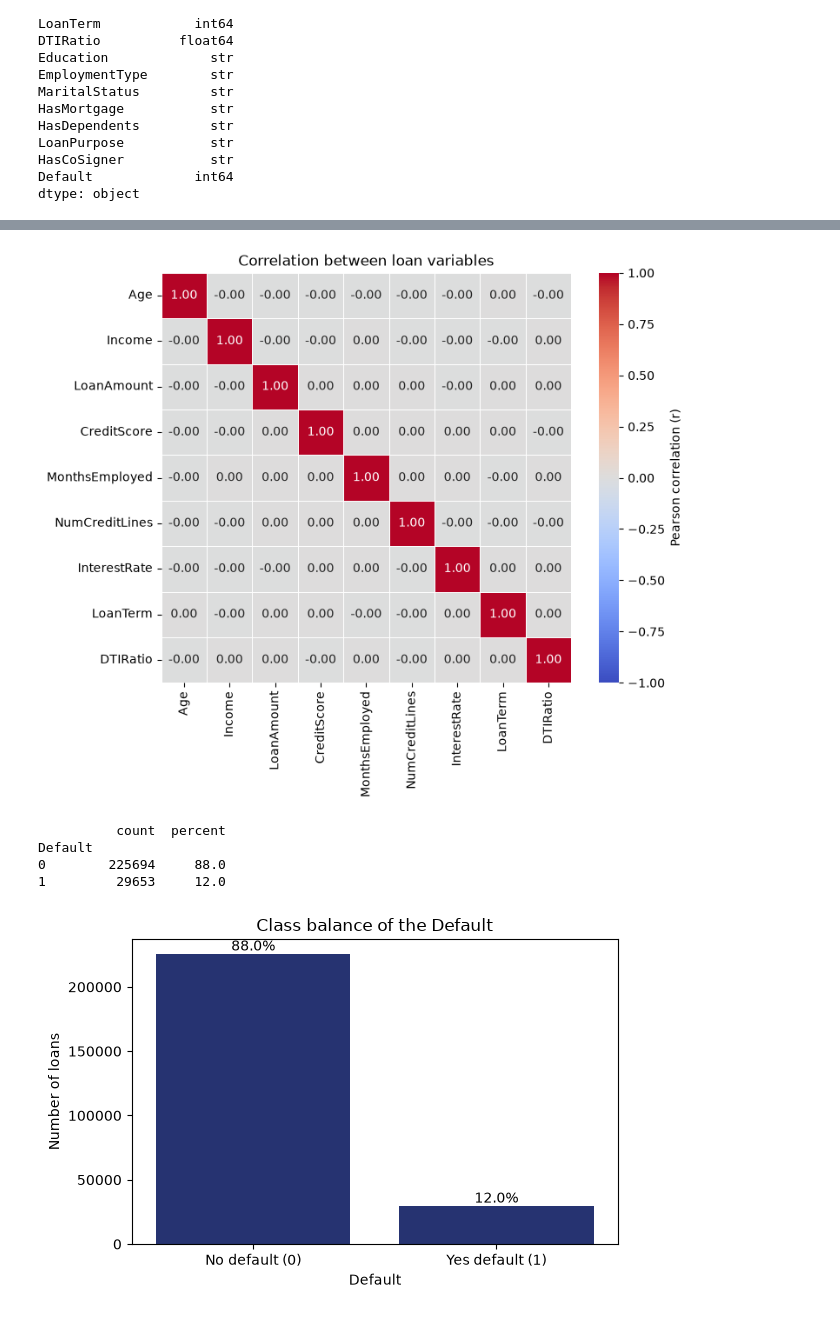
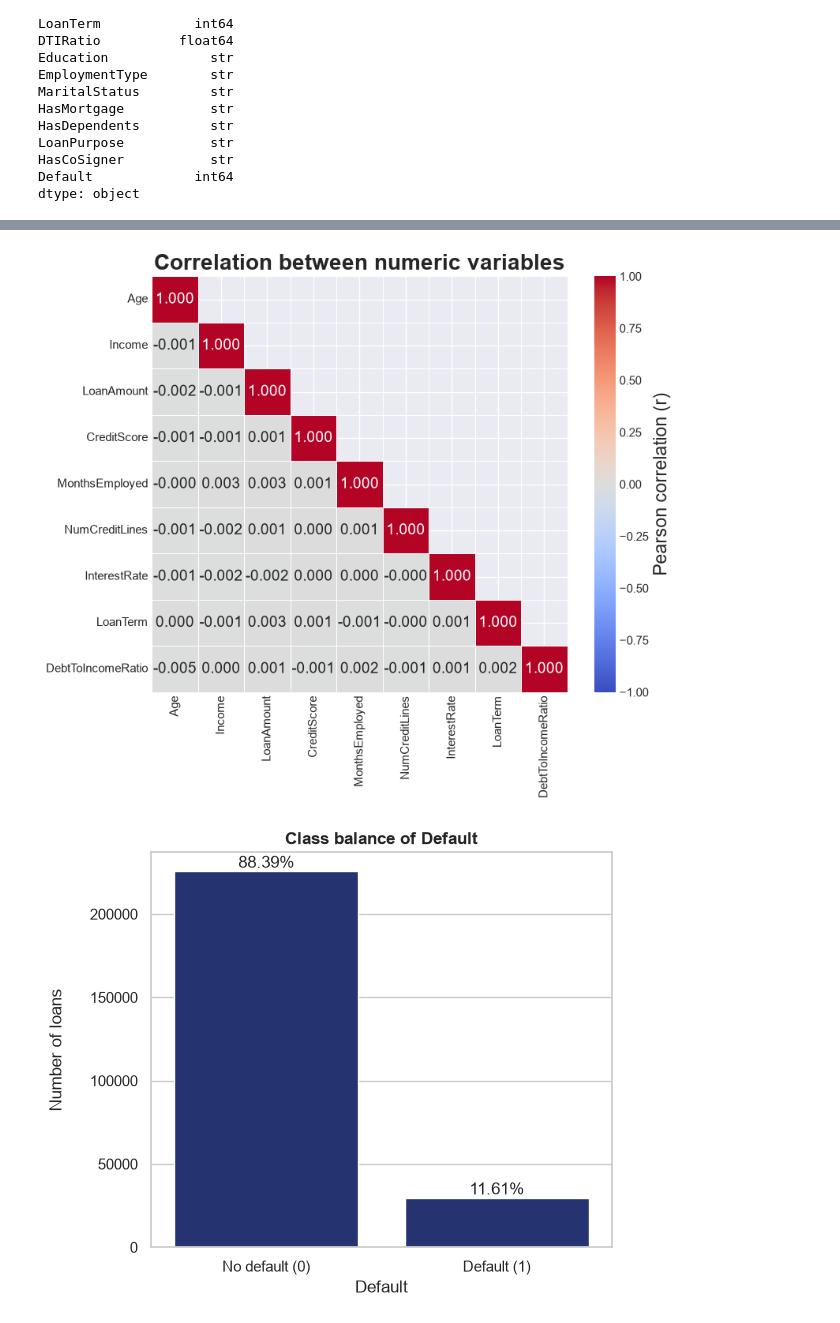
Before and after one commit to sayuri005/DS6021_Final_Project, a Jupyter notebook: Corrine/first_exploration.ipynb, the cells around one changed output, grey strips where cells are left out. Saved outputs shown, nothing was run; the diff lists cells and outputs as text; code cells hidden in the pictures.

Commit message:
using cleaned df + trying to make prettier visuals

```diff
--- a/Corrine/first_exploration.ipynb
+++ b/Corrine/first_exploration.ipynb
@@ -69,0 +74,3 @@ dtype: object
+# %%
+clean_loan_df = pd.read_csv("Loan_default_cleaned.csv")
+clean_loan_df.columns
@@ -157,38 +164,34 @@ Name: skewness, dtype: float64
 # %%
-# looking at correlations between variables
-corr = loan_df[num_cols].corr()
+# looking at correlations between numeric variables
+corr = clean_loan_df[num_cols].corr()
+mask = np.triu(np.ones_like(corr, dtype=bool), k=1) # hide the duplicate upper triangle
 
-fig, ax = plt.subplots(figsize=(8, 6.5))
-sns.heatmap(corr, annot=True, fmt=".2f", cmap="coolwarm", center=0,
-            vmin=-1, vmax=1, square=True, linewidths=0.5, ax=ax,
+plt.figure(figsize=(8, 6.5))
+sns.heatmap(corr, mask=mask, annot=True, fmt=".3f", cmap="coolwarm", center=0,
+            vmin=-1, vmax=1, square=True, linewidths=0.5,
             cbar_kws={"label": "Pearson correlation (r)"})
-ax.set_title("Correlation between loan variables")
-plt.tight_layout()
+plt.title("Correlation between numeric variables", fontweight="bold")
+#plt.tight_layout()
 plt.show()
 # %% [output]
-[figure, old version]
+[figure, new version]
 # %%
 # look at class counts and percentages
-counts = loan_df["Default"].value_counts()
-pct = loan_df["Default"].value_counts(normalize=True).round(2)
-pct = pct*100
-print(pd.DataFrame({"count": counts, "percent": pct}))
+counts = clean_loan_df["Default"].value_counts()
+pct = (counts / counts.sum() * 100).round(2)
 
-# bar chart
-fig, ax = plt.subplots(figsize=(6, 4))
-sns.countplot(x="Default", data=loan_df, ax=ax, color="#1a2b7d")
-ax.set_xticks([0, 1])
-ax.set_xticklabels(["No default (0)", "Yes default (1)"])
-ax.set_ylabel("Number of loans")
-ax.set_title("Class balance of the Default")
-for p, v in zip(ax.patches, pct.sort_index()):
-    ax.annotate(f"{v}%", (p.get_x() + p.get_width() / 2, p.get_height()),
-                ha="center", va="bottom")
+# trying to make the plot look nicer
+sns.set_theme(style="whitegrid")
+
+# bar chart of class imbalance
+fig, ax = plt.subplots(figsize=(6, 5))
+sns.countplot(x="Default", data=clean_loan_df, ax=ax, color="#1a2b7d")
+ax.set_xticklabels(["No default (0)", "Default (1)"])
+ax.set_ylabel("Number of loans\n")
+ax.set_title("Class balance of Default", fontweight="bold")
+ax.bar_label(ax.containers[0],labels=[f"{v}%" for v in pct])
+
 plt.tight_layout()
 plt.show()
 # %% [output]
-          count  percent
-Default
-0        225694     88.0
-1         29653     12.0
-[figure, old version]
+[figure, new version]
```
Also changed, not shown: parts of 10 cells of this notebook.
